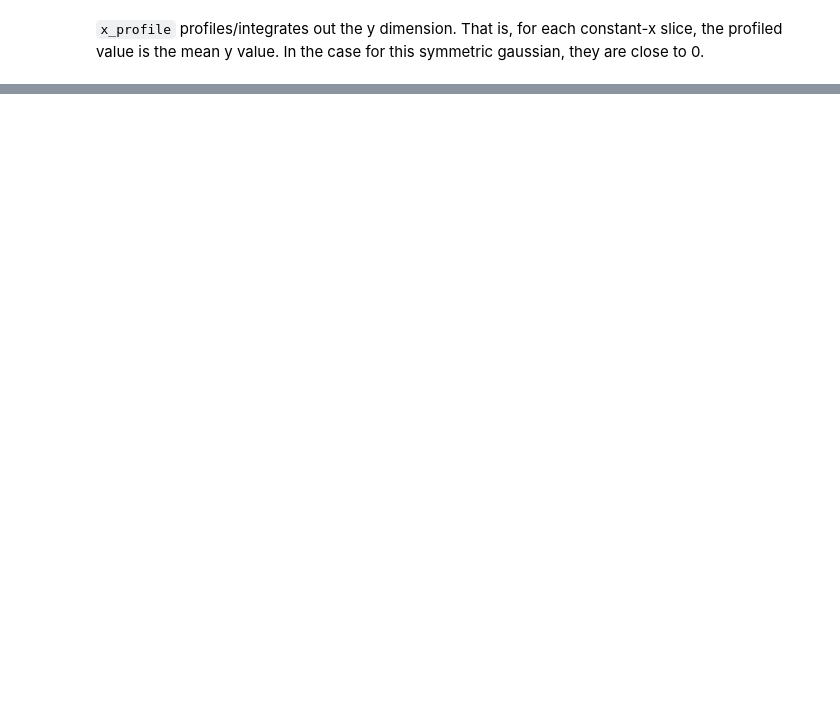
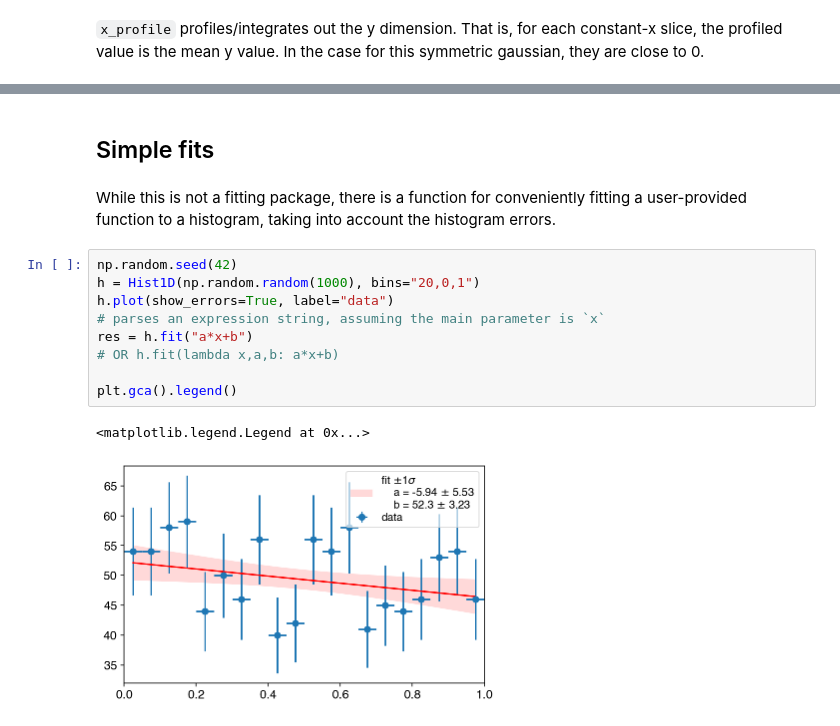
Before and after one commit to aminnj/yahist, a Jupyter notebook: examples/basic.ipynb, the cells around one changed output, grey strips where cells are left out. Saved outputs shown, nothing was run; the diff lists cells and outputs as text; blank space fills up the shorter version.

```diff
--- a/examples/basic.ipynb
+++ b/examples/basic.ipynb
@@ -191,0 +179,17 @@ h.rebin(5).x_profile().plot(show_counts=True,show_errors=True)
+# %% [markdown]
+## Simple fits
+# %% [markdown]
+While this is not a fitting package, there is a function for conveniently fitting a user-provided
+function to a histogram, taking into account the histogram errors.
+# %%
+np.random.seed(42)
+h = Hist1D(np.random.random(1000), bins="20,0,1")
+h.plot(show_errors=True, label="data")
+# parses an expression string, assuming the main parameter is `x`
+res = h.fit("a*x+b")
+# OR h.fit(lambda x,a,b: a*x+b)
+
+plt.gca().legend()
+# %% [output]
+<matplotlib.legend.Legend at 0x...>
+[figure, added]
```
Also changed, not shown: parts of 16 cells of this notebook.
